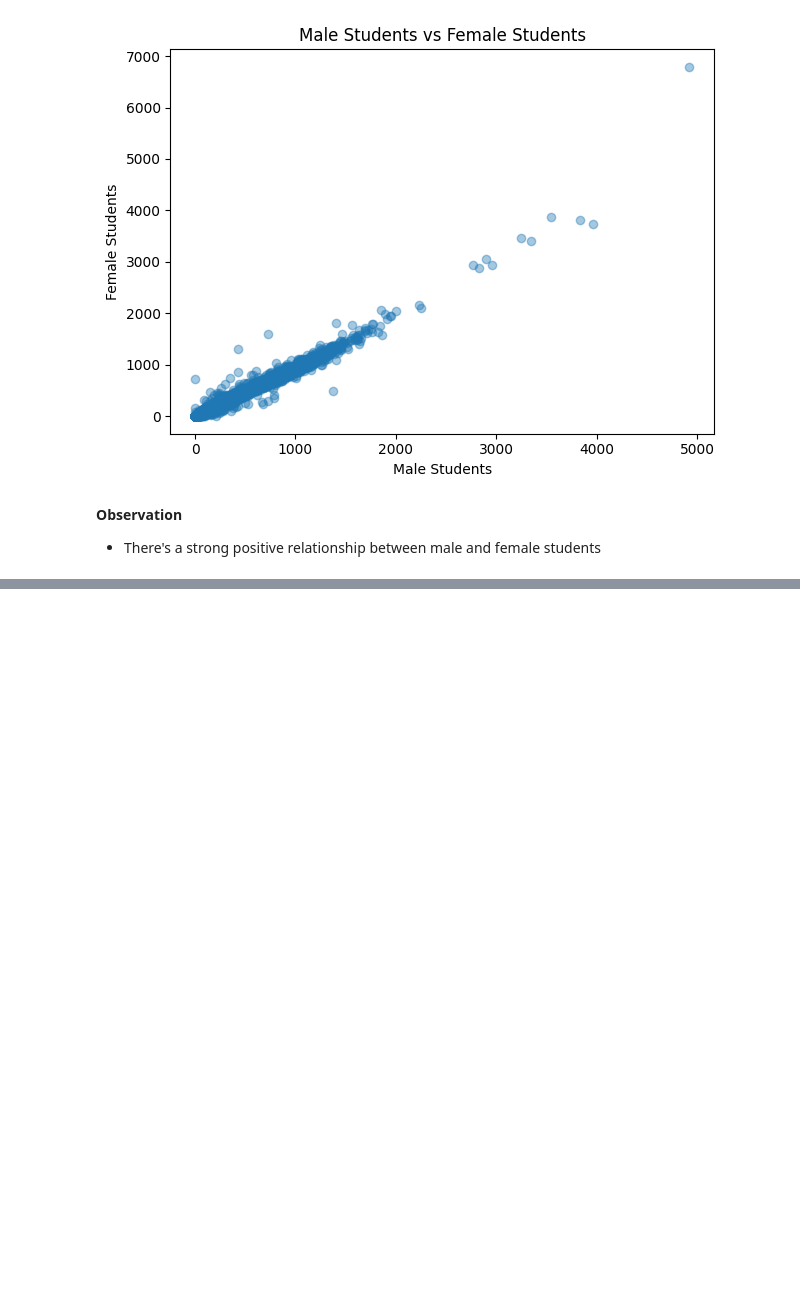
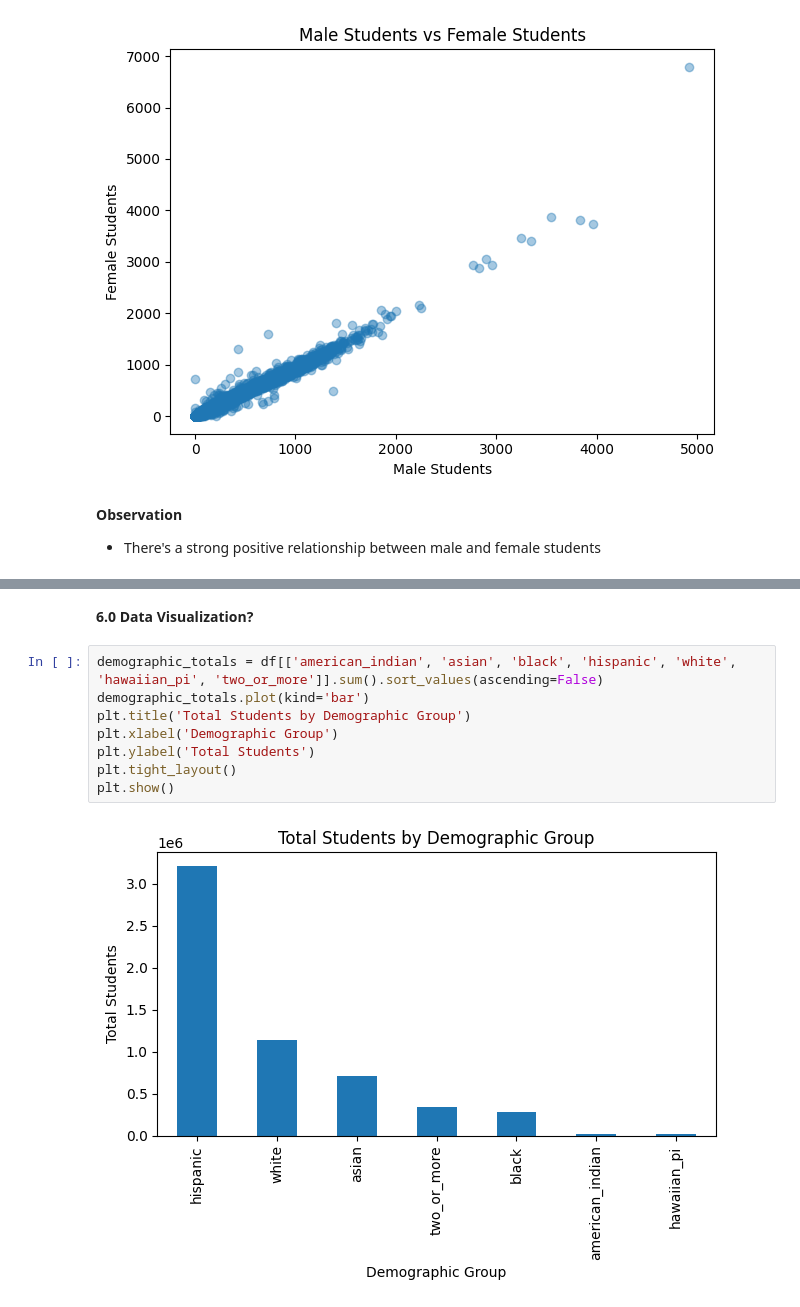
Before and after one commit to rodney-hong/eds-6340-project, a Jupyter notebook: Team 4_Midterm Project.ipynb, the cells around one changed output, grey strips where cells are left out. Cells and saved outputs as stored; diff of their text form; blank space fills up the shorter version.

Commit message:
eda summary, data viz, and data mining questions

```diff
--- a/Team 4_Midterm Project.ipynb
+++ b/Team 4_Midterm Project.ipynb
@@ -1280,0 +1296,12 @@ plt.show()
+# %% [markdown]
+**6.0 Data Visualization?**
+# %%
+demographic_totals = df[['american_indian', 'asian', 'black', 'hispanic', 'white', 'hawaiian_pi', 'two_or_more']].sum().sort_values(ascending=False)
+demographic_totals.plot(kind='bar')
+plt.title('Total Students by Demographic Group')
+plt.xlabel('Demographic Group')
+plt.ylabel('Total Students')
+plt.tight_layout()
+plt.show()
+# %% [output]
+[figure, added]
```
Also changed, not shown: parts of 9 cells of this notebook.
